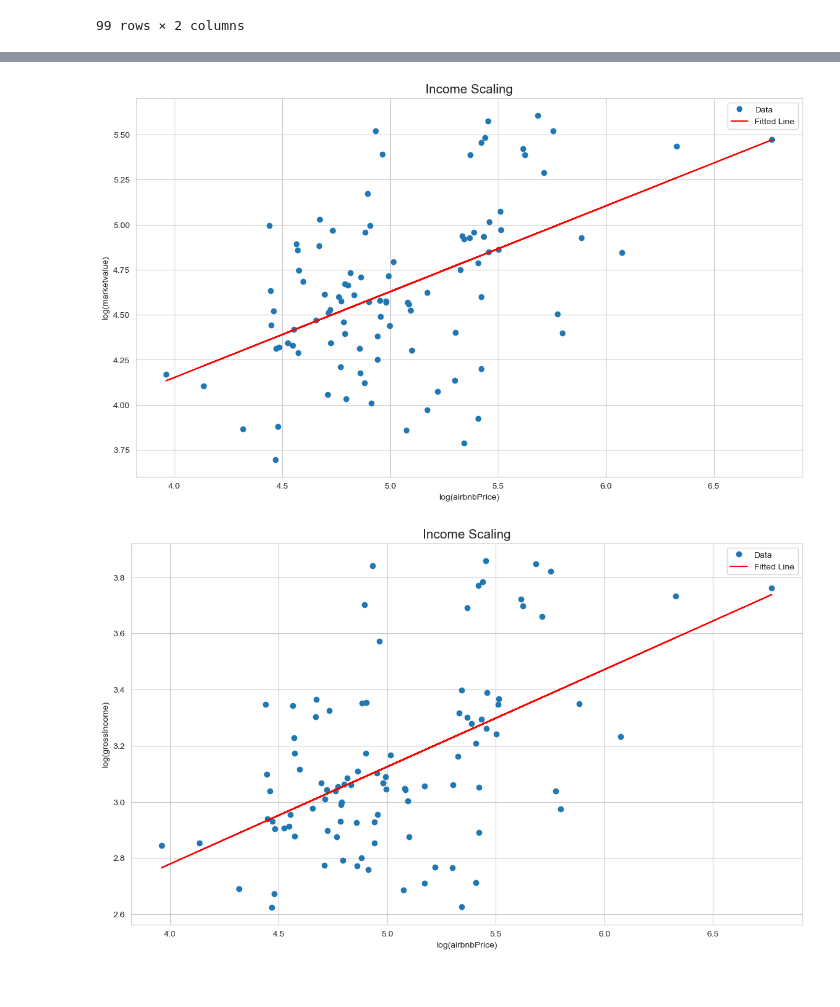
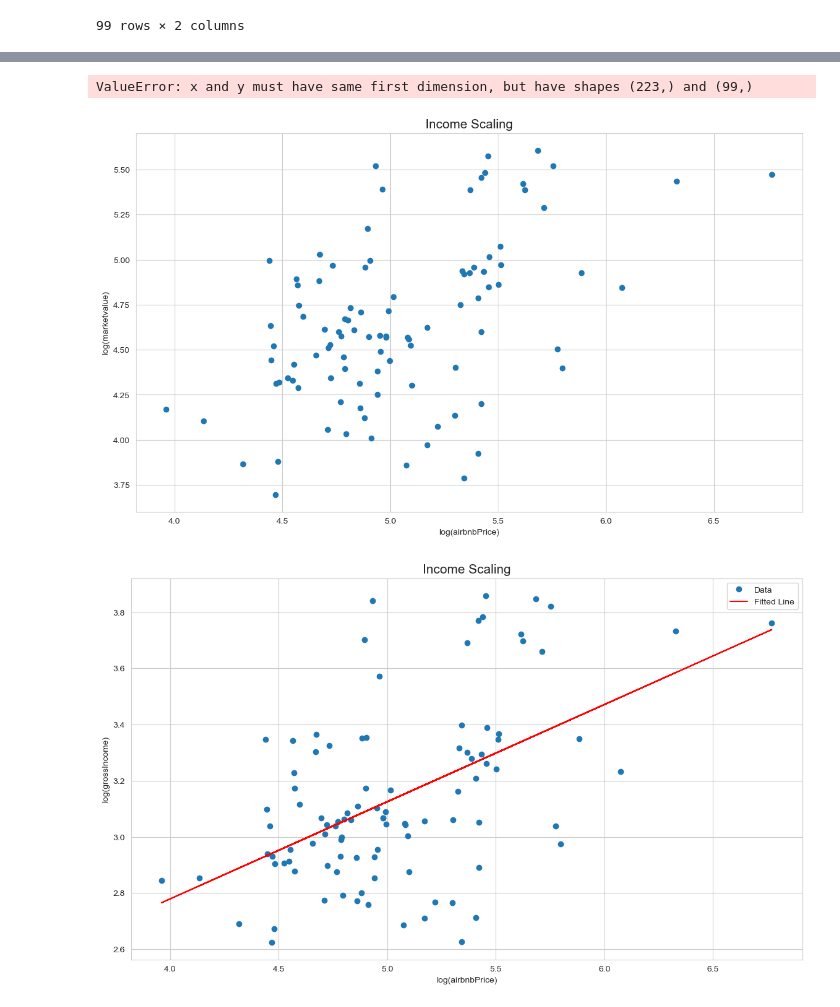
Before and after one commit to colorpool/FinalPro_NYCAirbnb, a Jupyter notebook: Airbnb_2023_11.ipynb, the cells around one changed output, grey strips where cells are left out. Drawn from its saved outputs; the diff is of its cells as text; code cells hidden in the pictures.

```diff
--- a/Airbnb_2023_11.ipynb
+++ b/Airbnb_2023_11.ipynb
@@ -559,24 +558,16 @@ Notes:
 # %%
-logairbnbPrice = np.log(airbnb_neighbor_price['price'])
-logmarketvalue = np.log(filtered_Rental_marketvalue['Market Value per SqFt'])
-
-dataLog = pd.DataFrame({'logairbnbPrice': logairbnbPrice, 'logmarketvalue': logmarketvalue})
-
-dataLog = dataLog.dropna()
-
-lmairbnbPrice = smf.ols('logmarketvalue~logairbnbPrice', data=dataLog).fit()
-
 plt.figure(figsize=(14, 8))
 plt.plot(dataLog['logairbnbPrice'], dataLog['logmarketvalue'], 'o', label='Data')
 plt.title('Income Scaling', fontsize=15)
 plt.xlabel('log(airbnbPrice)')
 plt.ylabel('log(marketvalue)')
 plt.plot(dataLog['logairbnbPrice'], lmairbnbPrice.predict(), '-r', label='Fitted Line')
 plt.legend()
 
 plt.show()
 # %% [output]
+ValueError: x and y must have same first dimension, but have shapes (223,) and (99,)
-[figure, old version]
+[figure, new version]
 # %%
 loggrossIncome = np.log(filtered_Rental_grossIncome['Gross Income per SqFt'])
 
```
Also changed, not shown: parts of 23 cells of this notebook, 1 other file.
